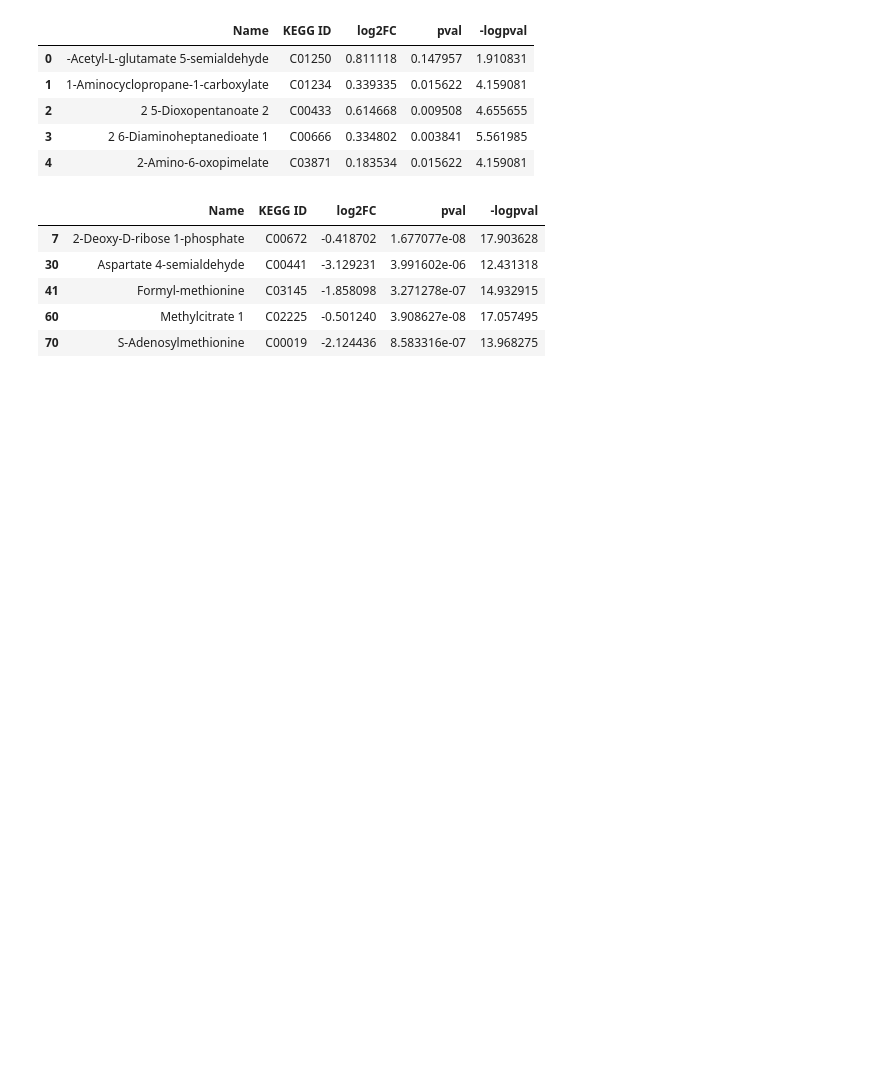
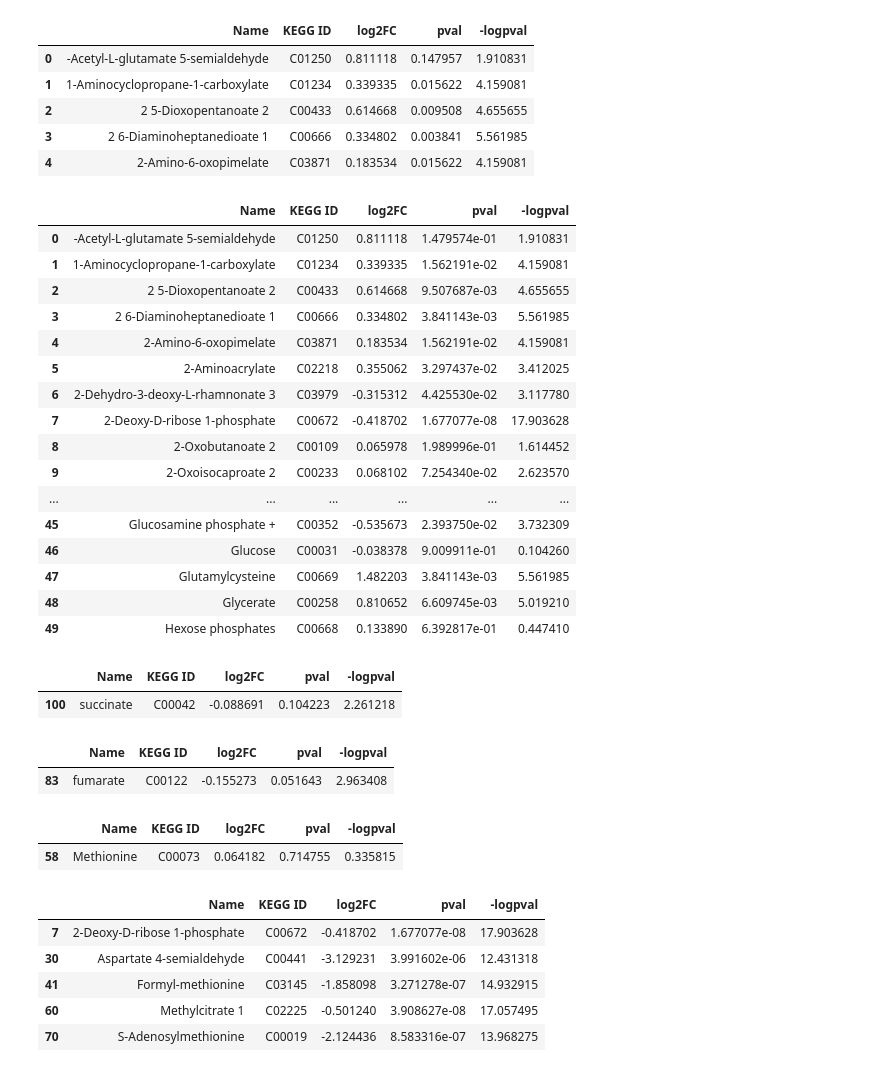
Before and after one commit to liaochen1988/Source_code_for_Pseudomonas_Metabolomics_Paper, a Jupyter notebook: overflow/compare_alternative_secretion_pathways.ipynb, the cells around one changed output. Drawn from its saved outputs; the diff is of its cells as text; code cells hidden in the pictures; blank space fills up the shorter version.

```diff
--- a/overflow/compare_alternative_secretion_pathways.ipynb
+++ b/overflow/compare_alternative_secretion_pathways.ipynb
@@ -1276,6 +1416,41 @@ df_kb_summary.head()
 | 2 | 2 5-Dioxopentanoate 2 | C00433 | 0.614668 | 0.009508 | 4.655655 |
 | 3 | 2 6-Diaminoheptanedioate 1 | C00666 | 0.334802 | 0.003841 | 5.561985 |
 | 4 | 2-Amino-6-oxopimelate | C03871 | 0.183534 | 0.015622 | 4.159081 |
+# %%
+df_kb_summary.head(50)
+# %% [output]
+|  | Name | KEGG ID | log2FC | pval | -logpval |
+| 0 | -Acetyl-L-glutamate 5-semialdehyde | C01250 | 0.811118 | 1.479574e-01 | 1.910831 |
+| 1 | 1-Aminocyclopropane-1-carboxylate | C01234 | 0.339335 | 1.562191e-02 | 4.159081 |
+| 2 | 2 5-Dioxopentanoate 2 | C00433 | 0.614668 | 9.507687e-03 | 4.655655 |
+| 3 | 2 6-Diaminoheptanedioate 1 | C00666 | 0.334802 | 3.841143e-03 | 5.561985 |
+| 4 | 2-Amino-6-oxopimelate | C03871 | 0.183534 | 1.562191e-02 | 4.159081 |
+| 5 | 2-Aminoacrylate | C02218 | 0.355062 | 3.297437e-02 | 3.412025 |
+| 6 | 2-Dehydro-3-deoxy-L-rhamnonate 3 | C03979 | -0.315312 | 4.425530e-02 | 3.117780 |
+| 7 | 2-Deoxy-D-ribose 1-phosphate | C00672 | -0.418702 | 1.677077e-08 | 17.903628 |
+| 8 | 2-Oxobutanoate 2 | C00109 | 0.065978 | 1.989996e-01 | 1.614452 |
+| 9 | 2-Oxoisocaproate 2 | C00233 | 0.068102 | 7.254340e-02 | 2.623570 |
+| ... | ... | ... | ... | ... | ... |
+| 45 | Glucosamine phosphate + | C00352 | -0.535673 | 2.393750e-02 | 3.732309 |
+| 46 | Glucose | C00031 | -0.038378 | 9.009911e-01 | 0.104260 |
+| 47 | Glutamylcysteine | C00669 | 1.482203 | 3.841143e-03 | 5.561985 |
+| 48 | Glycerate | C00258 | 0.810652 | 6.609745e-03 | 5.019210 |
+| 49 | Hexose phosphates | C00668 | 0.133890 | 6.392817e-01 | 0.447410 |
+# %%
+df_kb_summary[df_kb_summary.Name=='succinate']
+# %% [output]
+|  | Name | KEGG ID | log2FC | pval | -logpval |
+| 100 | succinate | C00042 | -0.088691 | 0.104223 | 2.261218 |
+# %%
+df_kb_summary[df_kb_summary.Name=='fumarate']
+# %% [output]
+|  | Name | KEGG ID | log2FC | pval | -logpval |
+| 83 | fumarate | C00122 | -0.155273 | 0.051643 | 2.963408 |
+# %%
+df_kb_summary[df_kb_summary.Name=='Methionine']
+# %% [output]
+|  | Name | KEGG ID | log2FC | pval | -logpval |
+| 58 | Methionine | C00073 | 0.064182 | 0.714755 | 0.335815 |
 # %%
 df_kb_summary[df_kb_summary['-logpval']>10]
 # %% [output]
```
Also changed, not shown: parts of 8 cells of this notebook, 53 other files.
